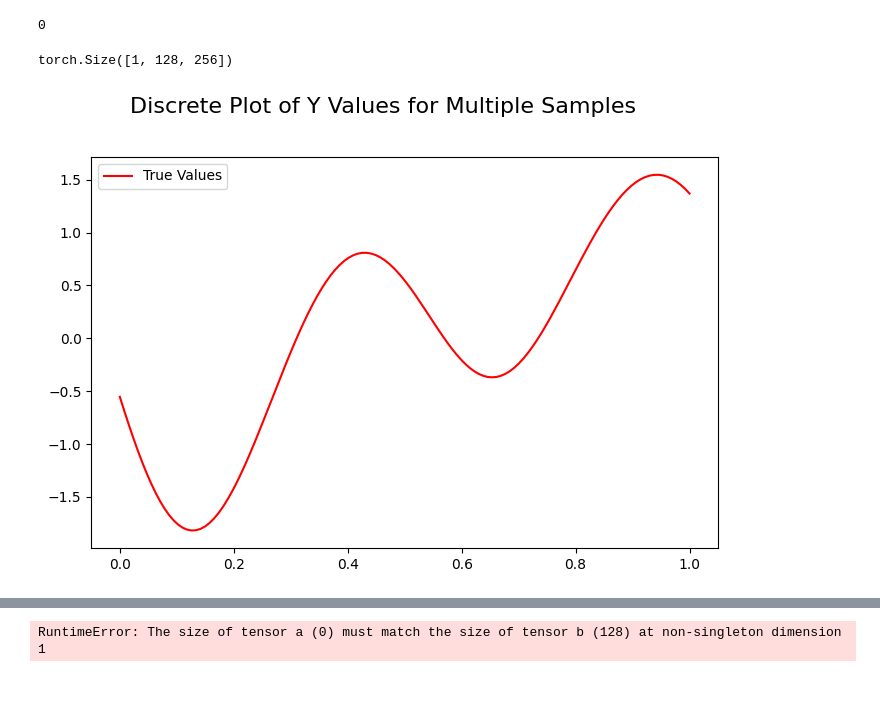
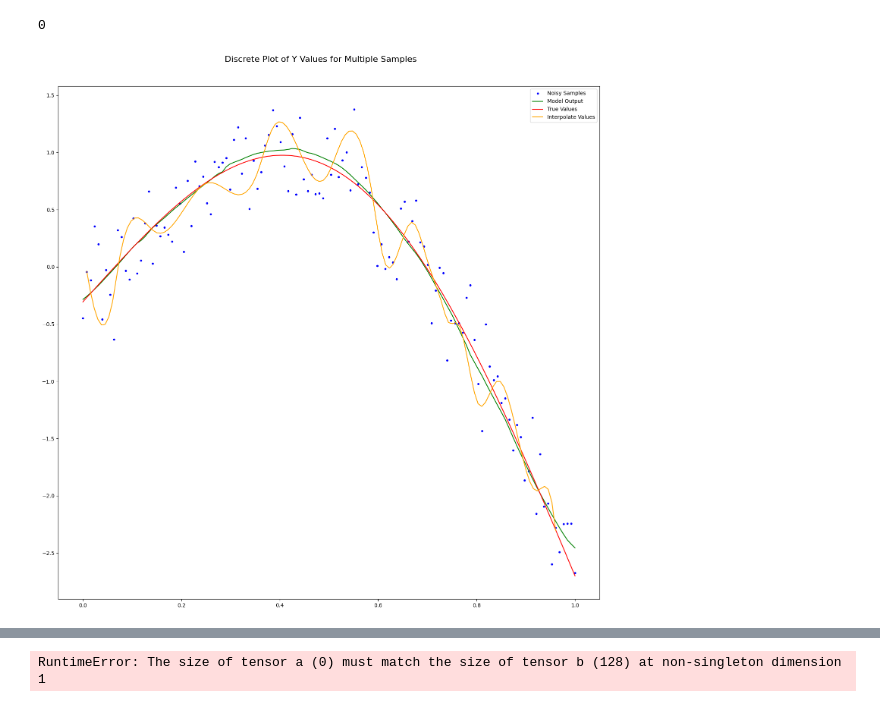
Before and after one commit to Arwin1906/Lab_-Zero_Shot, a Jupyter notebook: Jan/kernel.ipynb, the cells around one changed output, grey strips where cells are left out. Saved outputs shown, nothing was run; the diff lists cells and outputs as text; code cells hidden in the pictures.

```diff
--- a/Jan/kernel.ipynb
+++ b/Jan/kernel.ipynb
@@ -250,8 +252,8 @@ model.to(device)
 model.train()
 
 print(f"Params: {sum(p.numel() for p in model.parameters())}")
-optim = torch.optim.AdamW(model.parameters(),lr=0.0001)
-lr_scheduler = InverseSquareRootLR(optim,warmup_steps=200,init_lr=0.0001,min_lr=0.000005)
+optim = torch.optim.AdamW(model.parameters(),lr=4.6e-4)
+lr_scheduler = InverseSquareRootLR(optim,warmup_steps=200,init_lr=4.6e-4,min_lr=1.916e-5)
 
 loss = 0
 for epoch in range(epochs):
@@ -456,15 +456,21 @@ DeepONet(
 0
 # %%
 import matplotlib.pyplot as plt
+from scipy.interpolate import UnivariateSpline
+checkpoint = torch.load('model_best.pth')
+model = DeepONet(grid_size,d_model=256,heads=2,p=164)
+
+# Restore model and optimizer state
+model.load_state_dict(checkpoint)
+model.to(device)
 model.eval()
-torch.save(model.state_dict(), "model.pth")
 
 
-i = 28
+i =28
 import matplotlib.pyplot as plt
 
 # Create a 3x3 grid of subplots
-fig, axes = plt.subplots(1, 1, figsize=(7, 5))
+fig, axes = plt.subplots(1, 1, figsize=(15, 15))
 fig.suptitle("Discrete Plot of Y Values for Multiple Samples", fontsize=16)
 
 # Loop through each subplot (3x3 grid)
@@ -474,38 +480,39 @@ for idx, ax in enumerate(np.array([axes]).flatten()):
     y_branch = torch.from_numpy(train_set_branch_y[i+idx].copy()).to(device).float().unsqueeze(0)
     t_branch = torch.from_numpy(train_set_branch_t[i+idx].copy()).to(device).float().unsqueeze(0)
     t_trunk = torch.from_numpy(train_set_trunk[i+idx].copy()).to(device).float().unsqueeze(0)
     branch_mask_ = torch.from_numpy(branch_mask[i+idx].copy()).to(device).float().unsqueeze(0)
 
 
     # Forward pass
     out = model(y_branch, t_branch, t_trunk, branch_mask_)
 
     # Prepare data for plotting
     y_values = samples_noisy[i+idx]
     real_values = samples[i+idx]
     truth = test_truth[i+idx]
    # print(y_values)
-    interpolate = interpolate_zeros((y_branch)[0].cpu().numpy(),(t_branch)[0].cpu().numpy())
+    x_inter, y_inter = interpolate(y_branch[0].cpu().numpy(),t_branch[0].cpu().numpy(),branch_mask_[0].cpu().numpy())
 
-    inter_rmse = np.sqrt(((interpolate - truth)**2).mean())
+  #  inter_rmse = np.sqrt(((interpolate - truth)**2).mean())
     model_rmse =np.sqrt(((out.cpu().detach().numpy() - truth)**2).mean())
    # print(((out.cpu().detach().numpy() - truth)**2).mean())
     # Plot each series on the subplot
     ax.plot(np.linspace(0,1,128), y_values, color='blue', label="Noisy Samples",marker=".",linestyle="None")
-    #ax.plot(np.linspace(0,1,128), out.cpu().detach().numpy(), color='green', label="Model Output")
+    ax.plot(np.linspace(0,1,128), out.cpu().detach().numpy(), color='green', label="Model Output")
     ax.plot(np.linspace(0,1,128), truth, color='red', label="True Values")
- #   ax.plot(range(len(y_values)), interpolate, color='orange', label="Interpolate Values")
+   # print(x_inter)
+    #print(y_inter)
+    ax.plot(x_inter, y_inter, color='orange', label="Interpolate Values")
 
     ax.set_xlabel("")
     ax.set_ylabel("")
     #ax.set_title(f" Model-RMSE: {round(model_rmse,3)}")
     #ax.grid(True)
     ax.legend()
 
 plt.tight_layout(rect=[0, 0, 1, 0.96])  # Adjust layout to make space for the title
 plt.show()
 # %% [output]
-torch.Size([1, 128, 256])
-[figure, old version]
+[figure, new version]
 # %%
 import matplotlib.pyplot as plt
```
Also changed, not shown: parts of 7 cells of this notebook, 11 other files.
